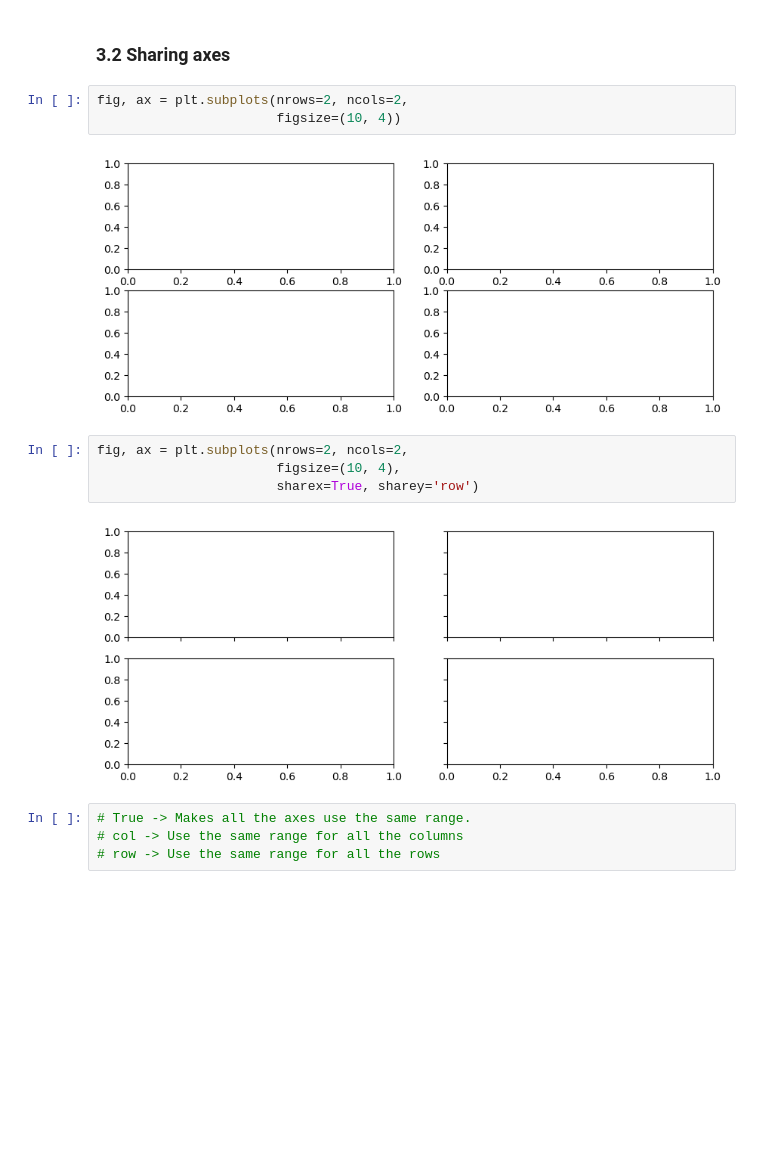
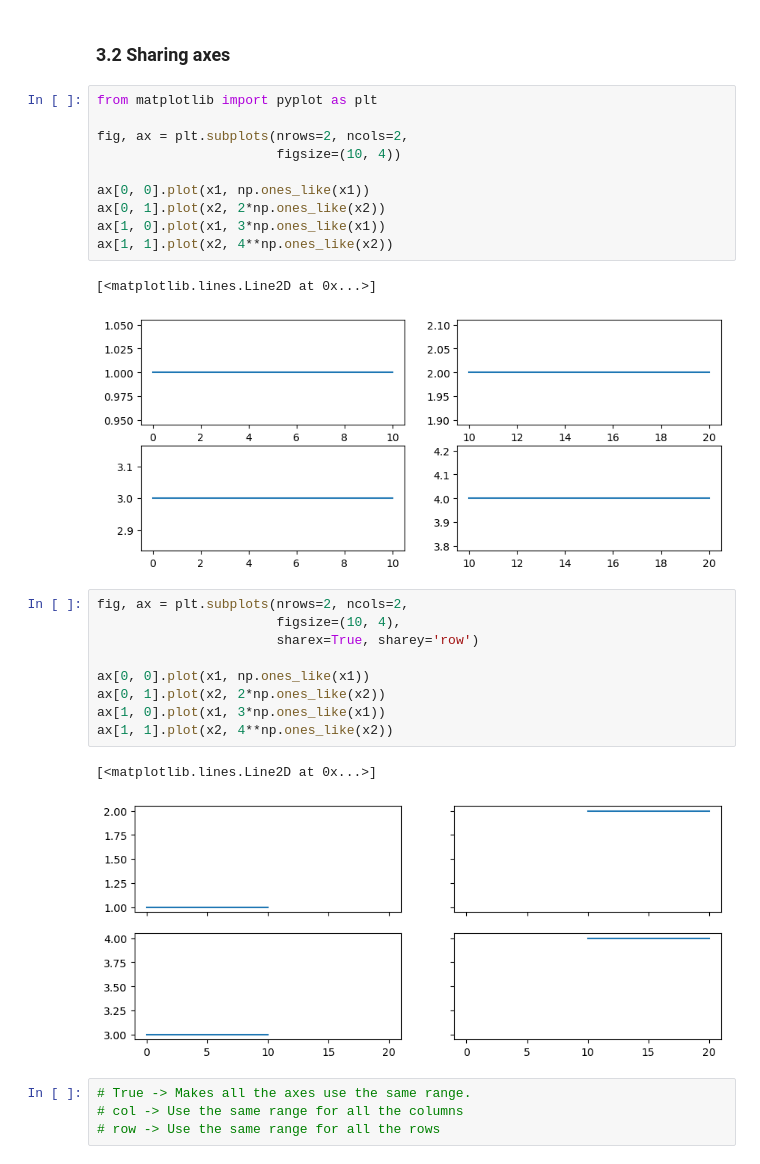
Before and after one commit to SPS-SP2273/learning-portfolio-alfraang, a Jupyter notebook: plotting/plotting_(good).ipynb, the cells around one changed output. Drawn from its saved outputs; the diff is of its cells as text; blank space fills up the shorter version.

Commit message:
plotting good

```diff
--- a/plotting/plotting_(good).ipynb
+++ b/plotting/plotting_(good).ipynb
@@ -195,16 +197,30 @@ top_left, top_right, bottom_left, bottom_right = ax.flatten()
 # %% [markdown]
 ### 3.2 Sharing axes
 # %%
+from matplotlib import pyplot as plt
+
 fig, ax = plt.subplots(nrows=2, ncols=2,
                        figsize=(10, 4))
+
+ax[0, 0].plot(x1, np.ones_like(x1))
+ax[0, 1].plot(x2, 2*np.ones_like(x2))
+ax[1, 0].plot(x1, 3*np.ones_like(x1))
+ax[1, 1].plot(x2, 4**np.ones_like(x2))
 # %% [output]
+[<matplotlib.lines.Line2D at 0x...>]
-[figure, old version]
+[figure, new version]
 # %%
 fig, ax = plt.subplots(nrows=2, ncols=2,
                        figsize=(10, 4),
                        sharex=True, sharey='row')
+
+ax[0, 0].plot(x1, np.ones_like(x1))
+ax[0, 1].plot(x2, 2*np.ones_like(x2))
+ax[1, 0].plot(x1, 3*np.ones_like(x1))
+ax[1, 1].plot(x2, 4**np.ones_like(x2))
 # %% [output]
+[<matplotlib.lines.Line2D at 0x...>]
-[figure, old version]
+[figure, new version]
 # %%
 # True -> Makes all the axes use the same range.
 # col -> Use the same range for all the columns
```
Also changed, not shown: parts of 3 cells of this notebook.
